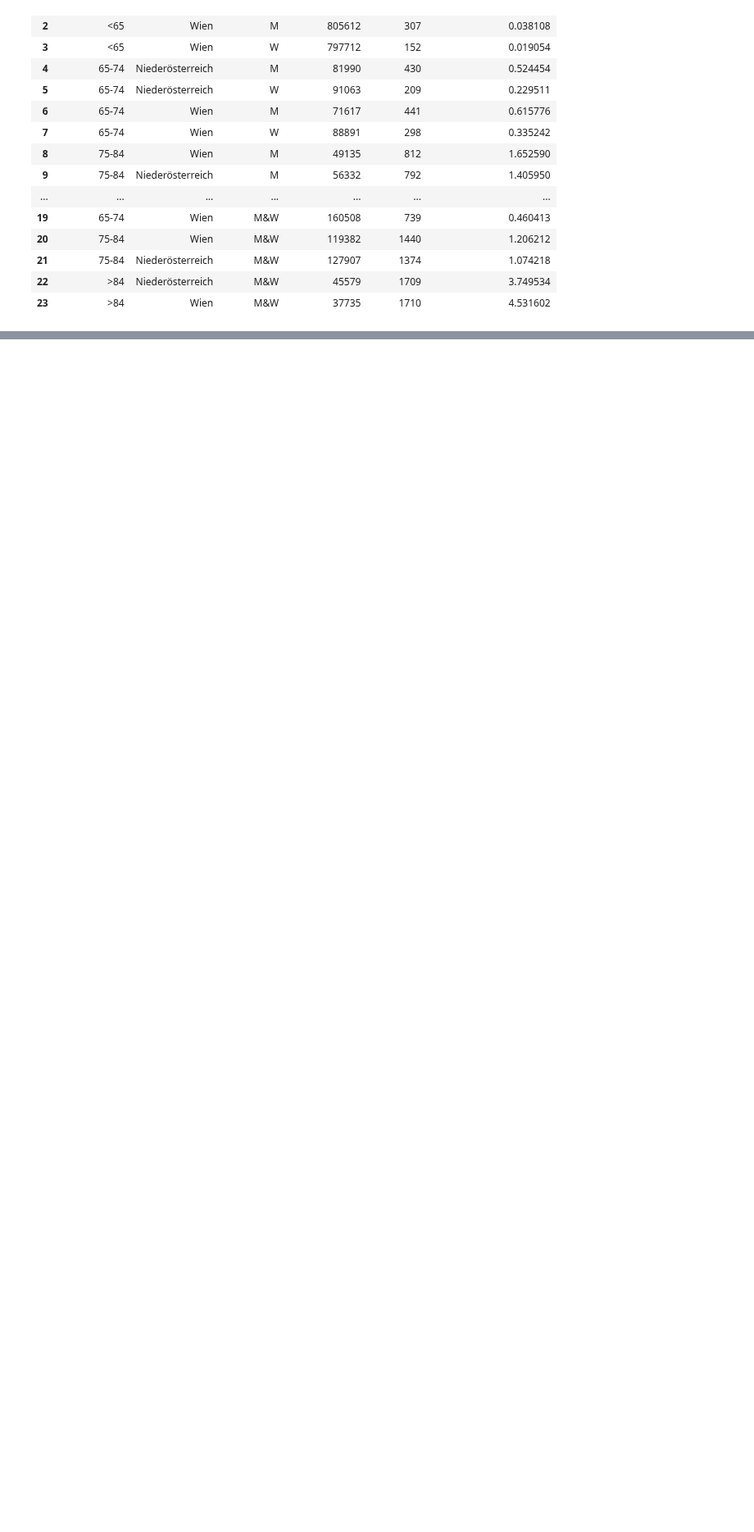
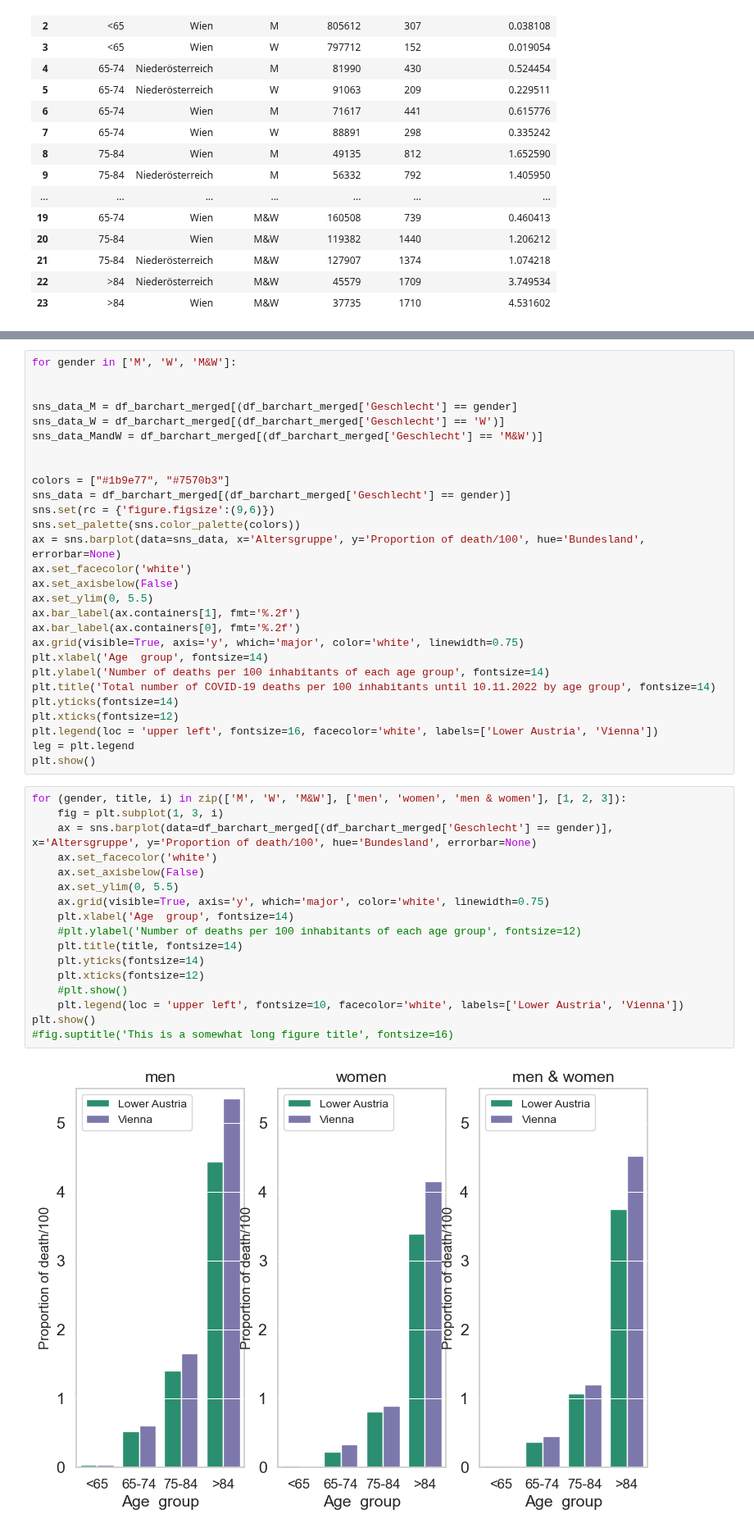
Before and after one commit to borosabel/visual_analytics_2022, a Jupyter notebook: individual work/03_final-Angelika.ipynb, the cells around one changed output, grey strips where cells are left out. Shown at 82% size. Cells and saved outputs as stored; diff of their text form; blank space fills up the shorter version.

```diff
--- a/individual work/03_final-Angelika.ipynb
+++ b/individual work/03_final-Angelika.ipynb
@@ -80,0 +152,47 @@ interactive(children=(Dropdown(description='gender', options=('M', 'W', 'M&W'),
+# %%
+for gender in ['M', 'W', 'M&W']:
+
+
+sns_data_M = df_barchart_merged[(df_barchart_merged['Geschlecht'] == gender]
+sns_data_W = df_barchart_merged[(df_barchart_merged['Geschlecht'] == 'W')]
+sns_data_MandW = df_barchart_merged[(df_barchart_merged['Geschlecht'] == 'M&W')]
+
+
+colors = ["#1b9e77", "#7570b3"]
+sns_data = df_barchart_merged[(df_barchart_merged['Geschlecht'] == gender)]
+sns.set(rc = {'figure.figsize':(9,6)})
+sns.set_palette(sns.color_palette(colors))
+ax = sns.barplot(data=sns_data, x='Altersgruppe', y='Proportion of death/100', hue='Bundesland', errorbar=None)
+ax.set_facecolor('white')
+ax.set_axisbelow(False)
+ax.set_ylim(0, 5.5)
+ax.bar_label(ax.containers[1], fmt='%.2f')
+ax.bar_label(ax.containers[0], fmt='%.2f')
+ax.grid(visible=True, axis='y', which='major', color='white', linewidth=0.75)
+plt.xlabel('Age  group', fontsize=14)
+plt.ylabel('Number of deaths per 100 inhabitants of each age group', fontsize=14)
+plt.title('Total number of COVID-19 deaths per 100 inhabitants until 10.11.2022 by age group', fontsize=14)
+plt.yticks(fontsize=14)
+plt.xticks(fontsize=12)
+plt.legend(loc = 'upper left', fontsize=16, facecolor='white', labels=['Lower Austria', 'Vienna'])
+leg = plt.legend
+plt.show()
+# %%
+for (gender, title, i) in zip(['M', 'W', 'M&W'], ['men', 'women', 'men & women'], [1, 2, 3]):
+    fig = plt.subplot(1, 3, i)
+    ax = sns.barplot(data=df_barchart_merged[(df_barchart_merged['Geschlecht'] == gender)], x='Altersgruppe', y='Proportion of death/100', hue='Bundesland', errorbar=None)
+    ax.set_facecolor('white')
+    ax.set_axisbelow(False)
+    ax.set_ylim(0, 5.5)
+    ax.grid(visible=True, axis='y', which='major', color='white', linewidth=0.75)
+    plt.xlabel('Age  group', fontsize=14)
+    #plt.ylabel('Number of deaths per 100 inhabitants of each age group', fontsize=12)
+    plt.title(title, fontsize=14)
+    plt.yticks(fontsize=14)
+    plt.xticks(fontsize=12)
+    #plt.show()
+    plt.legend(loc = 'upper left', fontsize=10, facecolor='white', labels=['Lower Austria', 'Vienna'])
+plt.show()
+#fig.suptitle('This is a somewhat long figure title', fontsize=16)
+# %% [output]
+[figure, added]
```
Also changed, not shown: parts of 5 cells of this notebook.
